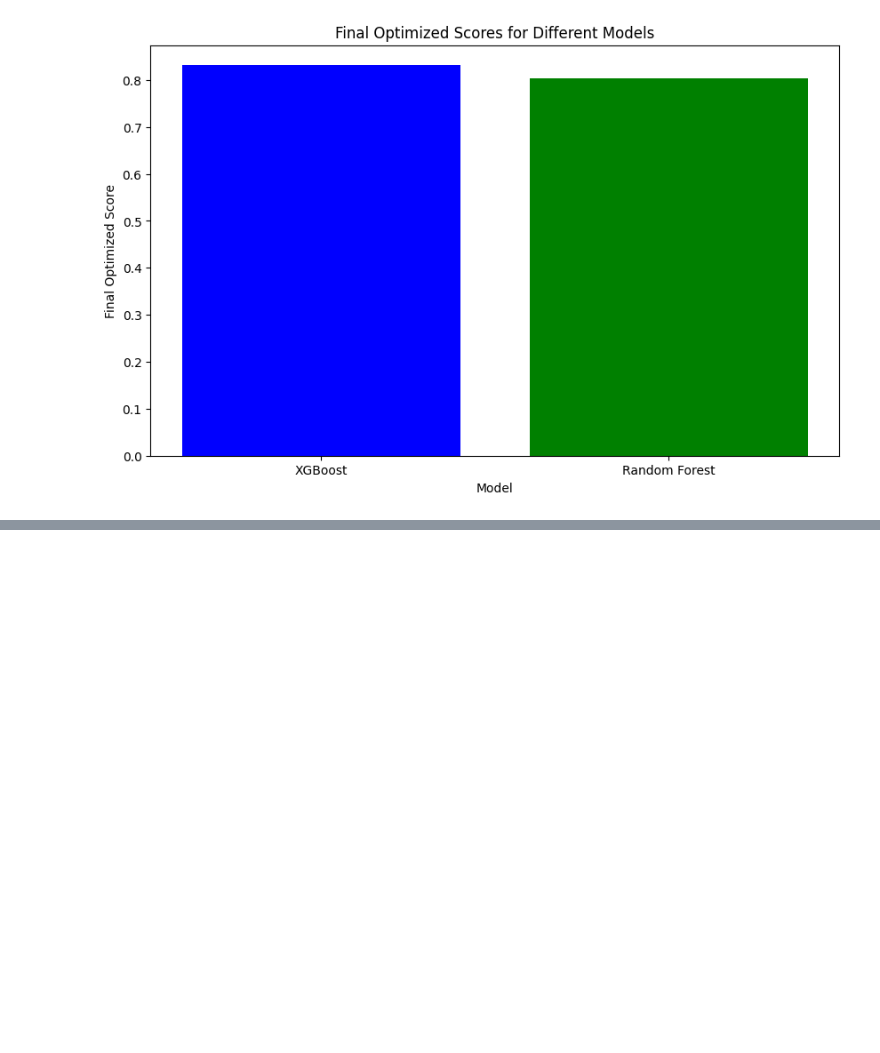
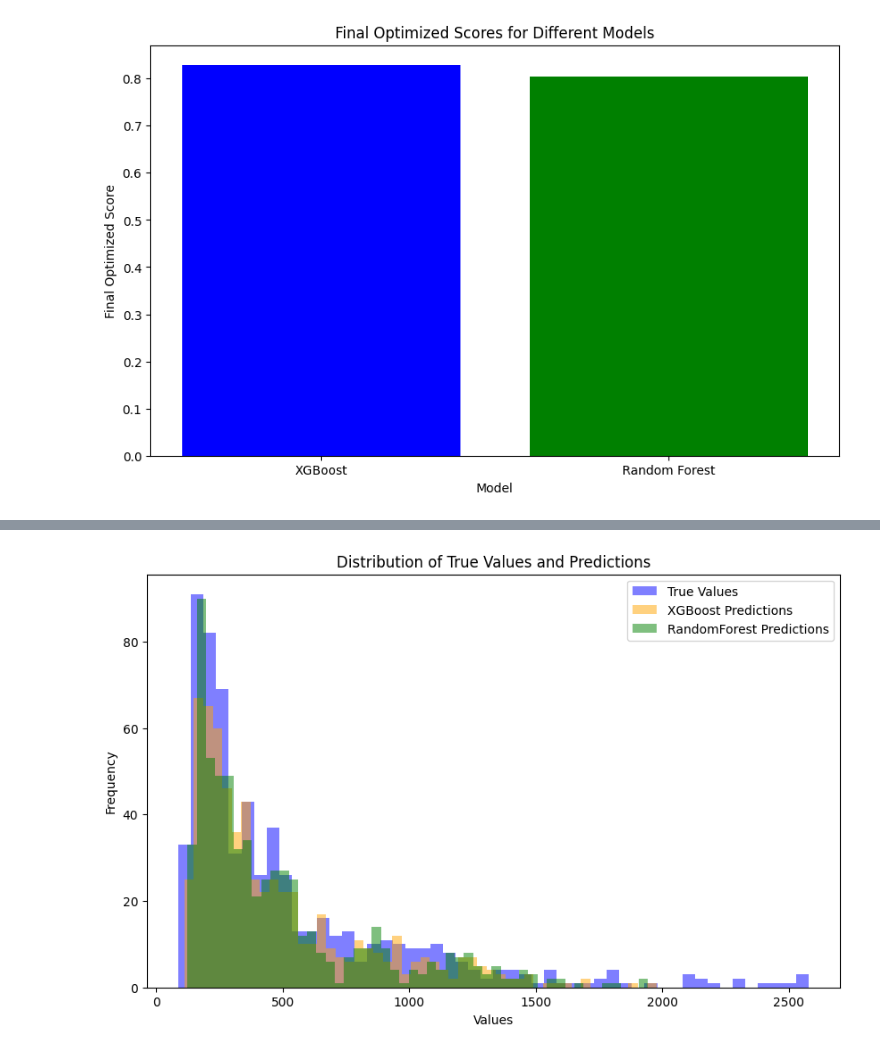
Before and after one commit to Hitesh-Nimbalkar/ML_Project, a Jupyter notebook: Notebook/Model_building.ipynb, the cells around one changed output, grey strips where cells are left out. Saved outputs shown, nothing was run; the diff lists cells and outputs as text; code cells hidden in the pictures; blank space fills up the shorter version.

```diff
--- a/Notebook/Model_building.ipynb
+++ b/Notebook/Model_building.ipynb
@@ -657,2 +659,21 @@ Re-transformed Predictions Comparison:
 
 [631 rows x 3 columns]
+# %%
+plt.figure(figsize=(10, 6))
+
+# Histogram for True Values
+plt.hist(np.exp(y_test), bins=50, alpha=0.5, label='True Values', color='blue')
+
+# Histogram for XGBoost Predictions
+plt.hist(results_comparison['XGBoost_Predictions'], bins=50, alpha=0.5, label='XGBoost Predictions', color='orange')
+
+# Histogram for RandomForest Predictions
+plt.hist(results_comparison['RandomForest_Predictions'], bins=50, alpha=0.5, label='RandomForest Predictions', color='green')
+
+plt.title('Distribution of True Values and Predictions')
+plt.xlabel('Values')
+plt.ylabel('Frequency')
+plt.legend()
+plt.show()
+# %% [output]
+[figure, added]
```
Also changed, not shown: parts of 13 cells of this notebook.
